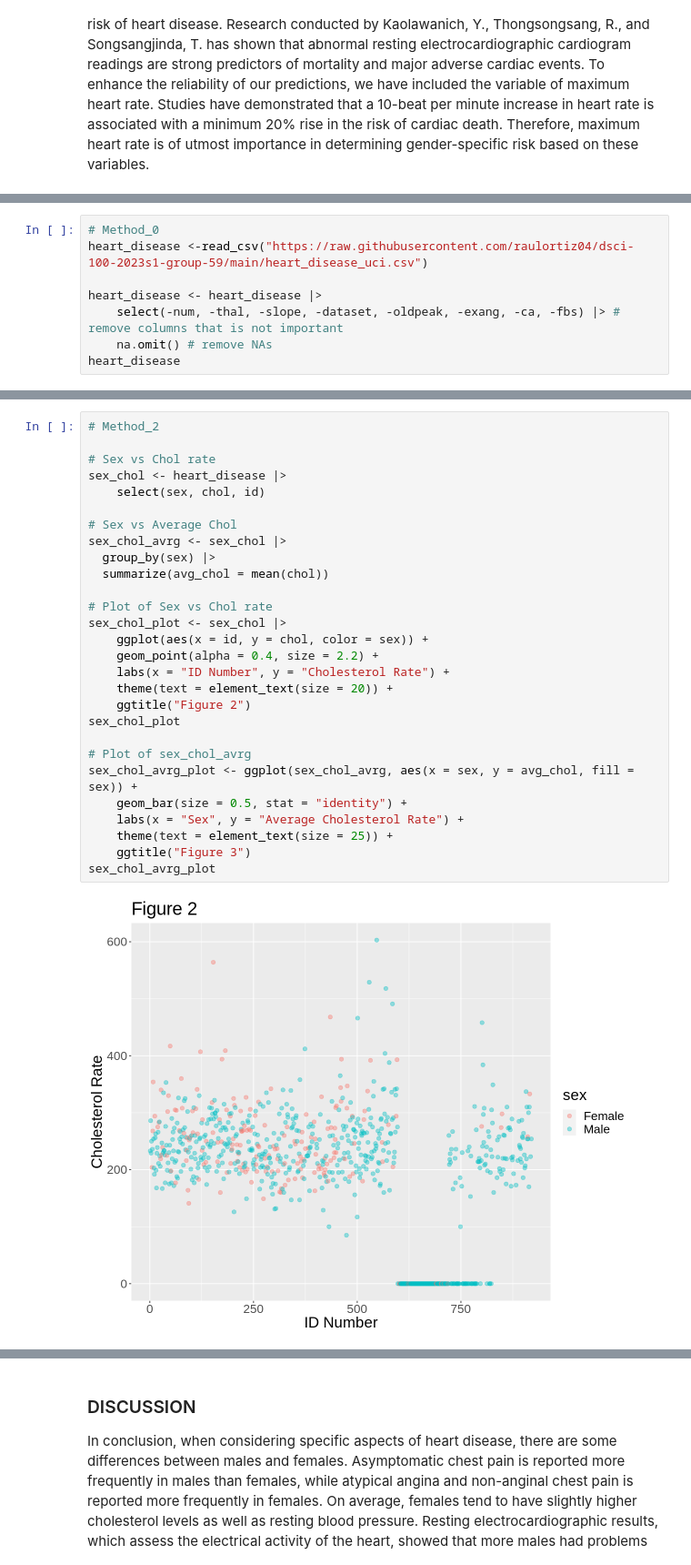
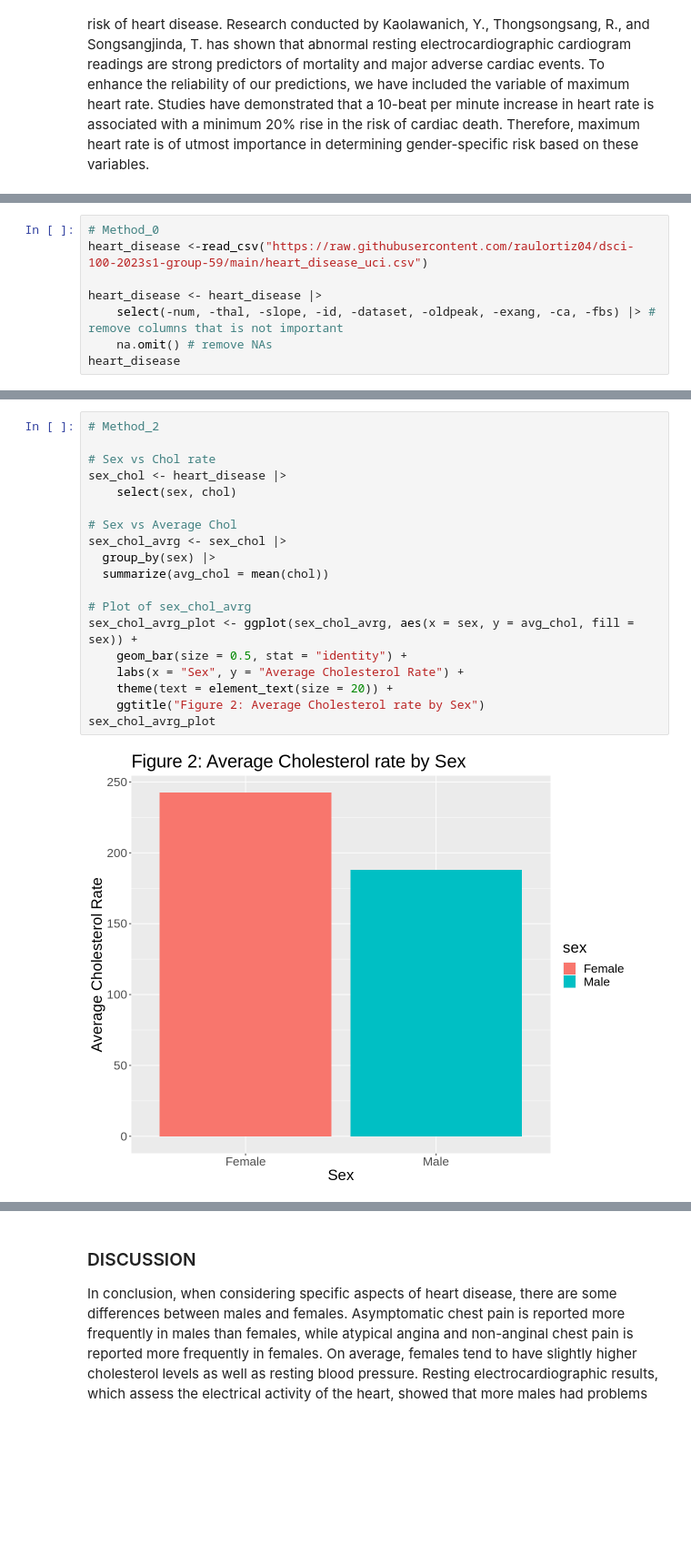
Before and after one commit to raulortiz04/dsci-100-2023s1-group-59, a Jupyter notebook: Project_Report.ipynb, the cells around one changed output, grey strips where cells are left out. Shown at 91% size. Saved outputs shown, nothing was run; the diff lists cells and outputs as text; blank space fills up the shorter version.

```diff
--- a/Project_Report.ipynb
+++ b/Project_Report.ipynb
@@ -71,7 +72,7 @@ We have selected specific variables for our research because they are interrelat
 heart_disease <-read_csv("https://raw.githubusercontent.com/raulortiz04/dsci-100-2023s1-group-59/main/heart_disease_uci.csv")
 
 heart_disease <- heart_disease |>
-    select(-num, -thal, -slope, -dataset, -oldpeak, -exang, -ca, -fbs) |> # remove columns that is not important
+    select(-num, -thal, -slope, -id, -dataset, -oldpeak, -exang, -ca, -fbs) |> # remove columns that is not important
     na.omit() # remove NAs
 heart_disease
 # %% [output]
@@ -135,30 +138,21 @@ A grouped_df: 8 × 3
 # %%
 # Method_2
 
 # Sex vs Chol rate
 sex_chol <- heart_disease |>
-    select(sex, chol, id)
+    select(sex, chol)
 
 # Sex vs Average Chol
 sex_chol_avrg <- sex_chol |>
   group_by(sex) |>
   summarize(avg_chol = mean(chol))
 
-# Plot of Sex vs Chol rate
-sex_chol_plot <- sex_chol |>
-    ggplot(aes(x = id, y = chol, color = sex)) +
-    geom_point(alpha = 0.4, size = 2.2) +
-    labs(x = "ID Number", y = "Cholesterol Rate") +
-    theme(text = element_text(size = 20)) +
-    ggtitle("Figure 2")
-sex_chol_plot
-
 # Plot of sex_chol_avrg
 sex_chol_avrg_plot <- ggplot(sex_chol_avrg, aes(x = sex, y = avg_chol, fill = sex)) +
     geom_bar(size = 0.5, stat = "identity") +
     labs(x = "Sex", y = "Average Cholesterol Rate") +
-    theme(text = element_text(size = 25)) +
-    ggtitle("Figure 3")
+    theme(text = element_text(size = 20)) +
+    ggtitle("Figure 2: Average Cholesterol rate by Sex")
 sex_chol_avrg_plot
 # %% [output]
-[figure, old version]
+[figure, new version]
```
Also changed, not shown: parts of 23 cells of this notebook.
